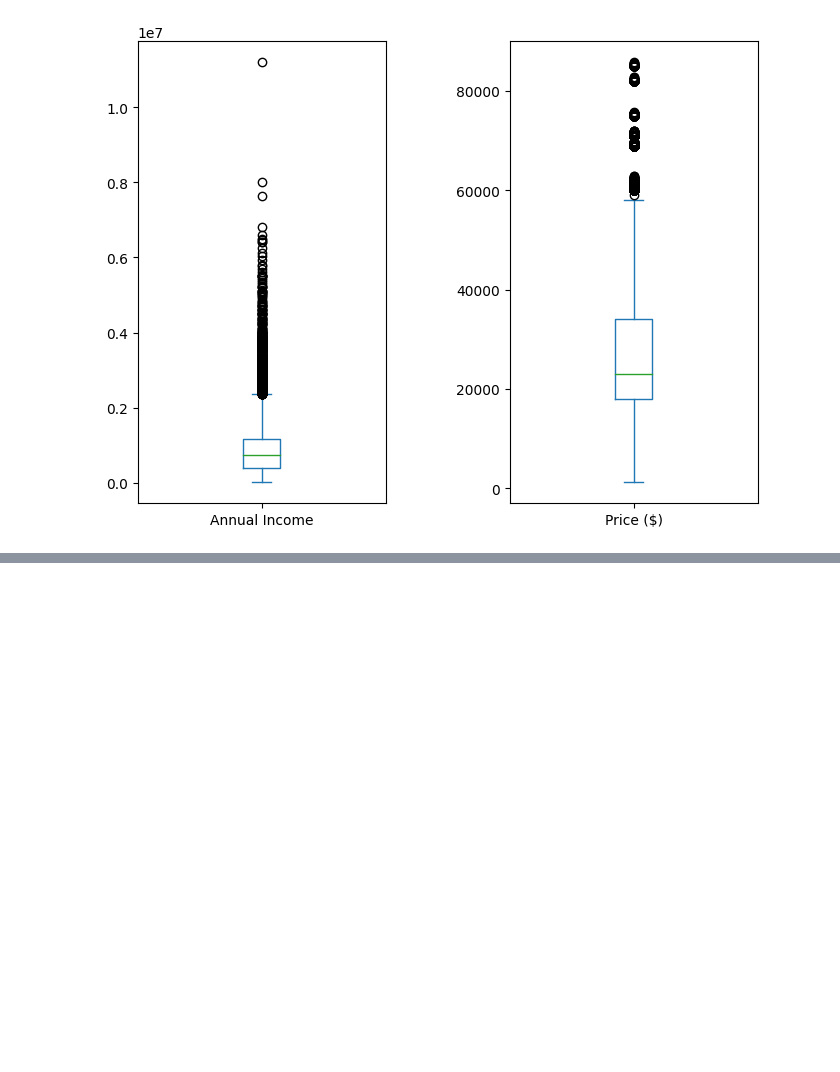
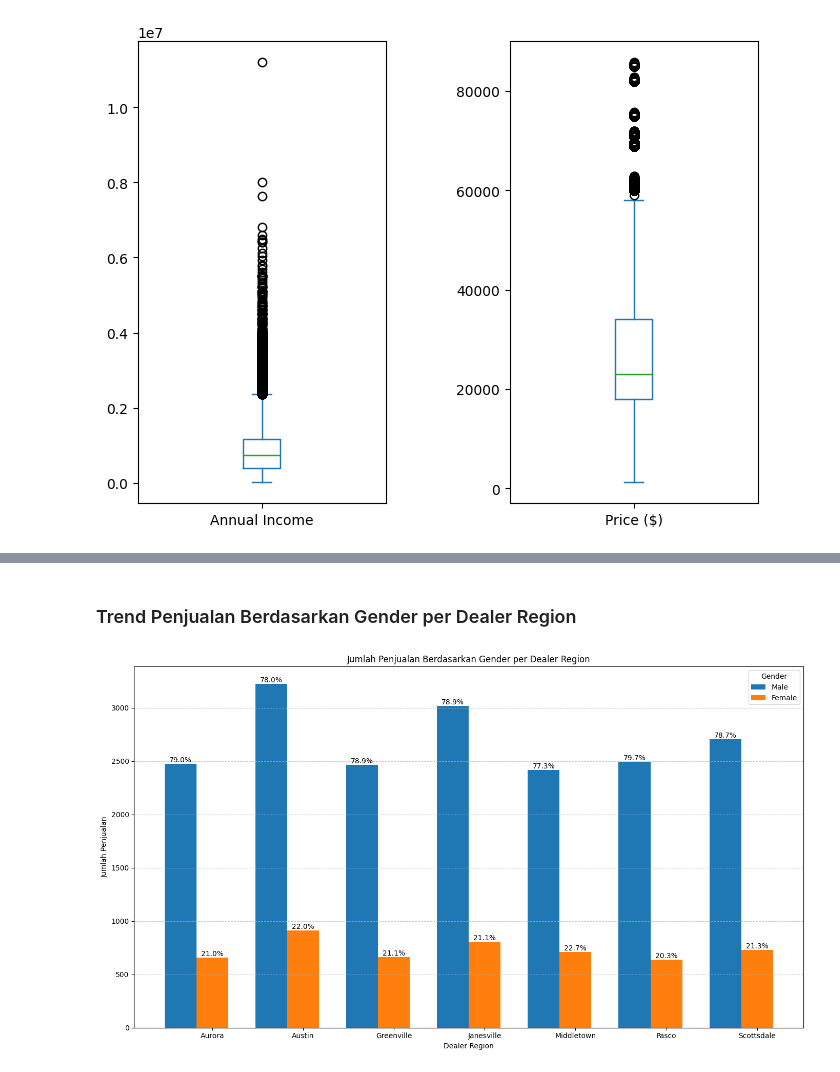
Before and after one commit to MuhammadJundullah/Data-Analysis, a Jupyter notebook: Car Sales Analysis/Car_sales_cleaning.ipynb, the cells around one changed output, grey strips where cells are left out. Saved outputs shown, nothing was run; the diff lists cells and outputs as text; code cells hidden in the pictures; blank space fills up the shorter version.

```diff
--- a/Car Sales Analysis/Car_sales_cleaning.ipynb
+++ b/Car Sales Analysis/Car_sales_cleaning.ipynb
@@ -106,0 +235,42 @@ df.to_csv('/content/gdrive/MyDrive/Colab Notebooks/Car Sales_Dataset/Car_Sales_C
+# %% [markdown]
+### Trend Penjualan Berdasarkan Gender per Dealer Region
+# %%
+grouped = df.groupby(['Dealer_Region', 'Gender']).size().reset_index(name='Count')
+top_models_per_region = grouped.groupby('Dealer_Region').apply(lambda x: x.nlargest(2, 'Count')).reset_index(drop=True)
+
+total_sales_per_region = top_models_per_region.groupby('Dealer_Region')['Count'].sum().reset_index(name='Total_Sales')
+
+top_models_per_region = top_models_per_region.merge(total_sales_per_region, on='Dealer_Region')
+
+top_models_per_region['Percentage'] = (top_models_per_region['Count'] / top_models_per_region['Total_Sales']) * 100
+
+plt.figure(figsize=(14, 8))
+
+bar_width = 0.35
+regions = top_models_per_region['Dealer_Region'].unique()
+region_indices = np.arange(len(regions))
+
+bars = {}
+
+for i, gender in enumerate(['Male', 'Female']):
+    gender_data = top_models_per_region[top_models_per_region['Gender'] == gender]
+    bars[gender] = plt.bar(region_indices + i * bar_width, gender_data['Count'], width=bar_width, label=gender)
+
+    for j, bar in enumerate(bars[gender]):
+        height = bar.get_height()
+        region = regions[j]
+        percentage = gender_data[gender_data['Dealer_Region'] == region]['Percentage'].values[0]
+        plt.text(bar.get_x() + bar.get_width() / 2.0, height, f'{percentage:.1f}%',
+                 ha='center', va='bottom')
+
+plt.xticks(region_indices + bar_width, regions)
+plt.title('Jumlah Penjualan Berdasarkan Gender per Dealer Region')
+plt.xlabel('Dealer Region')
+plt.ylabel('Jumlah Penjualan')
+plt.legend(title='Gender')
+plt.grid(axis='y', linestyle='--', alpha=0.7)
+plt.tight_layout()
+
+plt.show()
+# %% [output]
+[figure, added]
```
Also changed, not shown: parts of 25 cells of this notebook.
